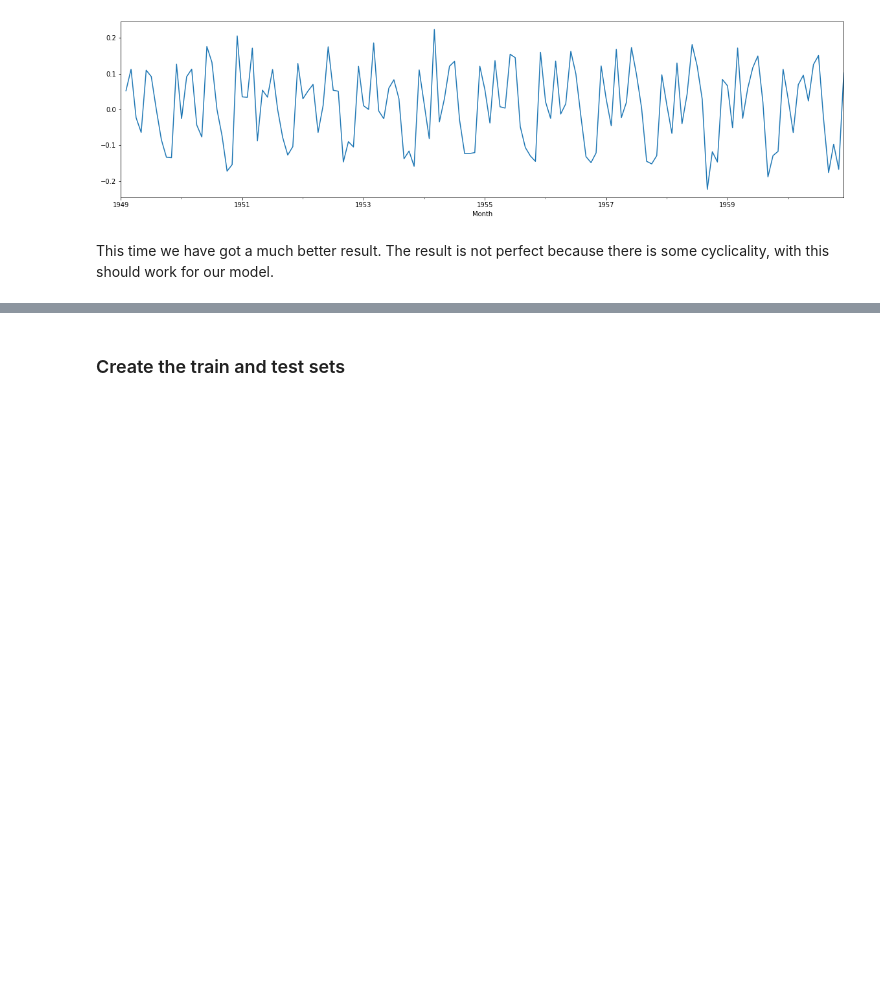
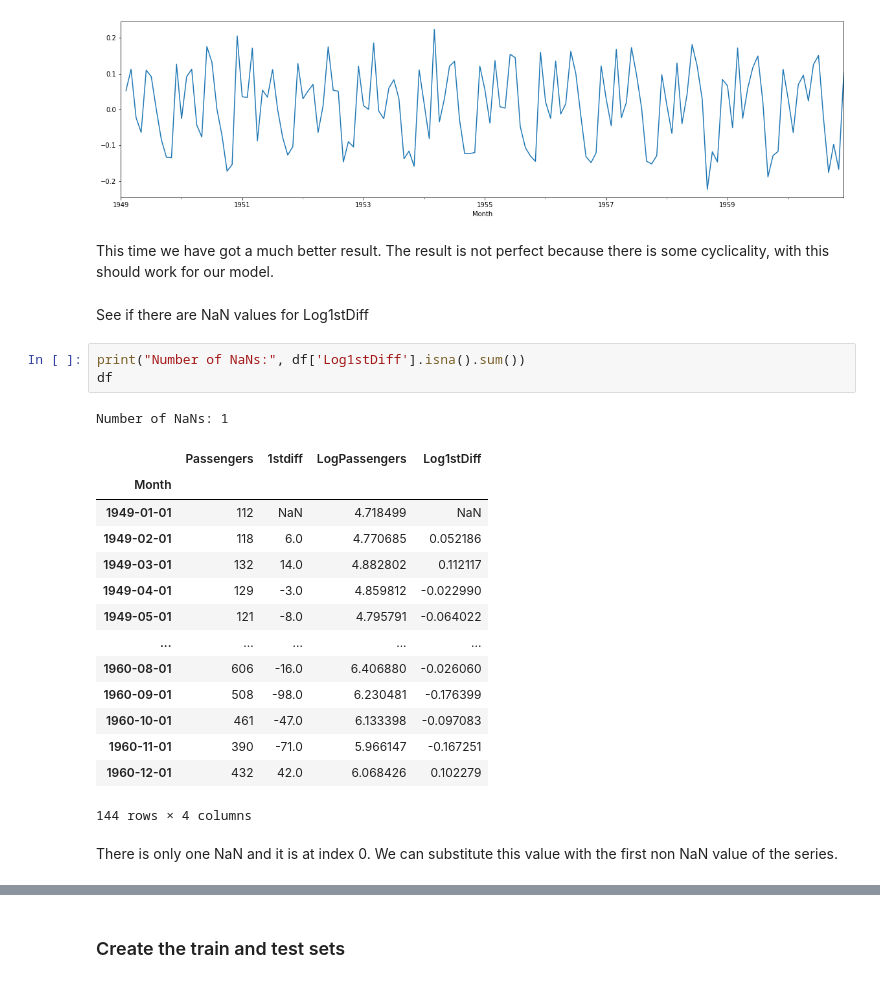
Before and after one commit to iondodon/RNDL, a Jupyter notebook: lab1/lab1.ipynb, the cells around one changed output, grey strips where cells are left out. Drawn from its saved outputs; the diff is of its cells as text; blank space fills up the shorter version.

```diff
--- a/lab1/lab1.ipynb
+++ b/lab1/lab1.ipynb
@@ -133,3 +133,26 @@ df['Log1stDiff'].plot(figsize=(20, 5));
 [figure]
 # %% [markdown]
 This time we have got a much better result. The result is not perfect because there is some cyclicality, with this should work for our model.
+# %% [markdown]
+See if there are NaN values for Log1stDiff
+# %%
+print("Number of NaNs:", df['Log1stDiff'].isna().sum())
+df
+# %% [output]
+Number of NaNs: 1
+|  | Passengers | 1stdiff | LogPassengers | Log1stDiff |
+| Month |  |  |  |  |
+| 1949-01-01 | 112 | NaN | 4.718499 | NaN |
+| 1949-02-01 | 118 | 6.0 | 4.770685 | 0.052186 |
+| 1949-03-01 | 132 | 14.0 | 4.882802 | 0.112117 |
+| 1949-04-01 | 129 | -3.0 | 4.859812 | -0.022990 |
+| 1949-05-01 | 121 | -8.0 | 4.795791 | -0.064022 |
+| ... | ... | ... | ... | ... |
+| 1960-08-01 | 606 | -16.0 | 6.406880 | -0.026060 |
+| 1960-09-01 | 508 | -98.0 | 6.230481 | -0.176399 |
+| 1960-10-01 | 461 | -47.0 | 6.133398 | -0.097083 |
+| 1960-11-01 | 390 | -71.0 | 5.966147 | -0.167251 |
+| 1960-12-01 | 432 | 42.0 | 6.068426 | 0.102279 |
+144 rows × 4 columns
+# %% [markdown]
+There is only one NaN and it is at index 0. We can substitute this value with the first non NaN value of the series.
```
Also changed, not shown: parts of 5 cells of this notebook.
